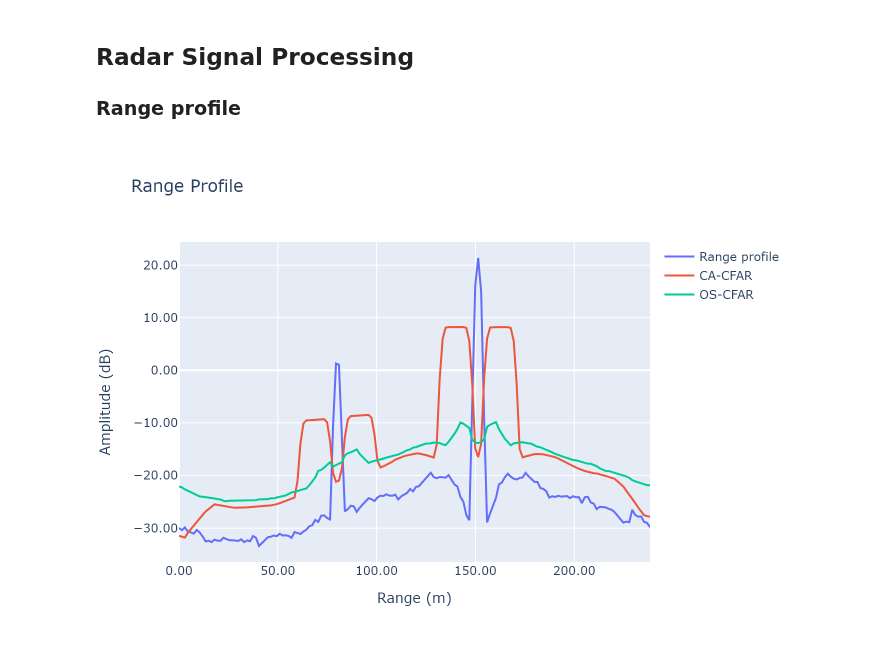
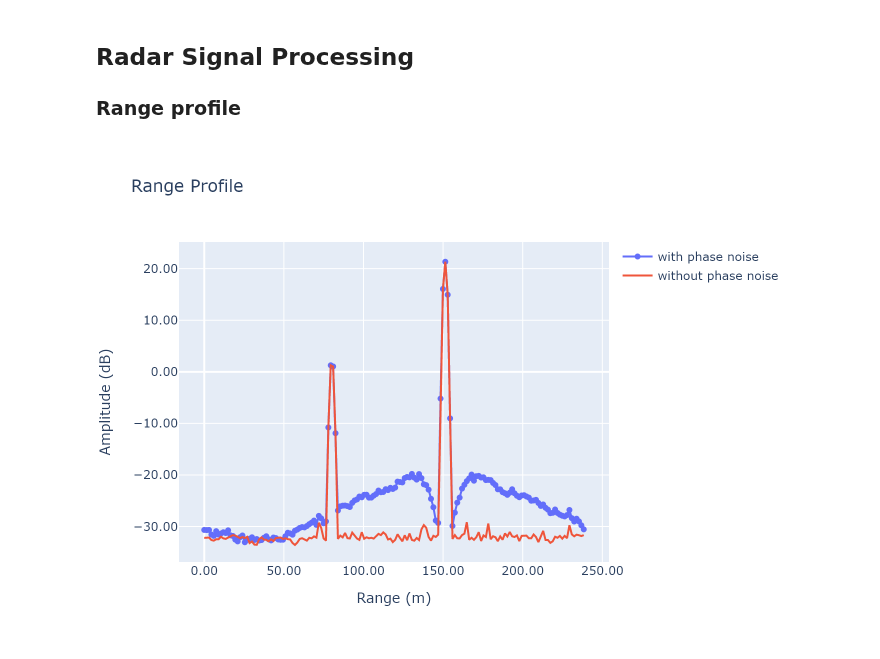
Before and after one commit to radarsimx/radarsimnb, a Jupyter notebook: notebooks/phase_noise.ipynb, the cells around one changed output. Cells and saved outputs as stored; diff of their text form; code cells hidden in the pictures.

Commit message:
update phase noise example
Former-commit-id: b4d362d9bc3c744b447aae0fb13bce32d7b1929e

```diff
--- a/notebooks/phase_noise.ipynb
+++ b/notebooks/phase_noise.ipynb
@@ -85,2 +128,3 @@ rx = Receiver(fs=2e6,
 # %%
+radar_pn = Radar(transmitter=tx_pn, receiver=rx)
 radar = Radar(transmitter=tx, receiver=rx)
@@ -120,6 +146,10 @@ $$[channel, slow~time, fast~time]$$
 # %%
 from radarsimpy import simulatorcpp as simcpp
 
-data_cpp = simcpp(radar, targets, noise=True)
-time_matrix_cpp = data_cpp['timestamp']
-data_matrix_cpp = data_cpp['baseband']
+raw_data_pn = simcpp(radar_pn, targets)
+time_matrix_pn = raw_data_pn['timestamp']
+data_matrix_pn = raw_data_pn['baseband']
+
+raw_data = simcpp(radar, targets)
+time_matrix = raw_data['timestamp']
+data_matrix = raw_data['baseband']
@@ -159,42 +161,36 @@ from scipy import signal
 import radarsimpy.processing as proc
 
 range_window = signal.chebwin(radar.samples_per_pulse, at=60)
-range_profile = proc.cal_range_profile(radar, data_matrix_cpp, range_window)
 
-ca_cfar = proc.cfar_ca(range_profile[0,:,:], guard = 2, trailing=10, offset=2, axis=1)
-os_cfar = proc.cfar_os(range_profile[0,:,:], n = 16, k=10, offset=2, axis=1)
+range_profile_pn = proc.cal_range_profile(radar, data_matrix_pn, range_window)
+range_profile = proc.cal_range_profile(radar, data_matrix, range_window)
 # %%
 range_axis = np.linspace(
     0, radar.max_range, radar.samples_per_pulse, endpoint=False)
 
+rfft_plot_pn = go.Scatter(
+    x=range_axis,
+    y=20*np.log10(np.mean(np.abs(range_profile_pn[0, :, :]),axis=0)),
+    mode='lines+markers',
+    name='with phase noise',
+)
+
 rfft_plot = go.Scatter(
     x=range_axis,
     y=20*np.log10(np.mean(np.abs(range_profile[0, :, :]),axis=0)),
-    name='Range profile',
+    name='without phase noise',
 )
 
-cacfar_plot = go.Scatter(
-    x=range_axis,
-    y=20*np.log10(np.mean(ca_cfar, axis=0)),
-    name='CA-CFAR'
-)
-
-oscfar_plot = go.Scatter(
-    x=range_axis,
-    y=20*np.log10(np.mean(os_cfar, axis=0)),
-    name='OS-CFAR'
-)
-
-plot_data = [rfft_plot, cacfar_plot, oscfar_plot]
+plot_data = [rfft_plot_pn, rfft_plot]
 
 layout = go.Layout(
     title='Range Profile',
     yaxis=dict(tickformat='.2f', title='Amplitude (dB)'),
     xaxis=dict(tickformat='.2f', title='Range (m)'),
 )
 
 fig = go.Figure(plot_data, layout=layout)
 # iplot(fig)
 Image(fig.to_image(format='png', scale=2), retina=True)
 # %% [output]
-[figure, old version]
+[figure, new version]
```
Also changed, not shown: parts of 10 cells of this notebook, 1 other file.
